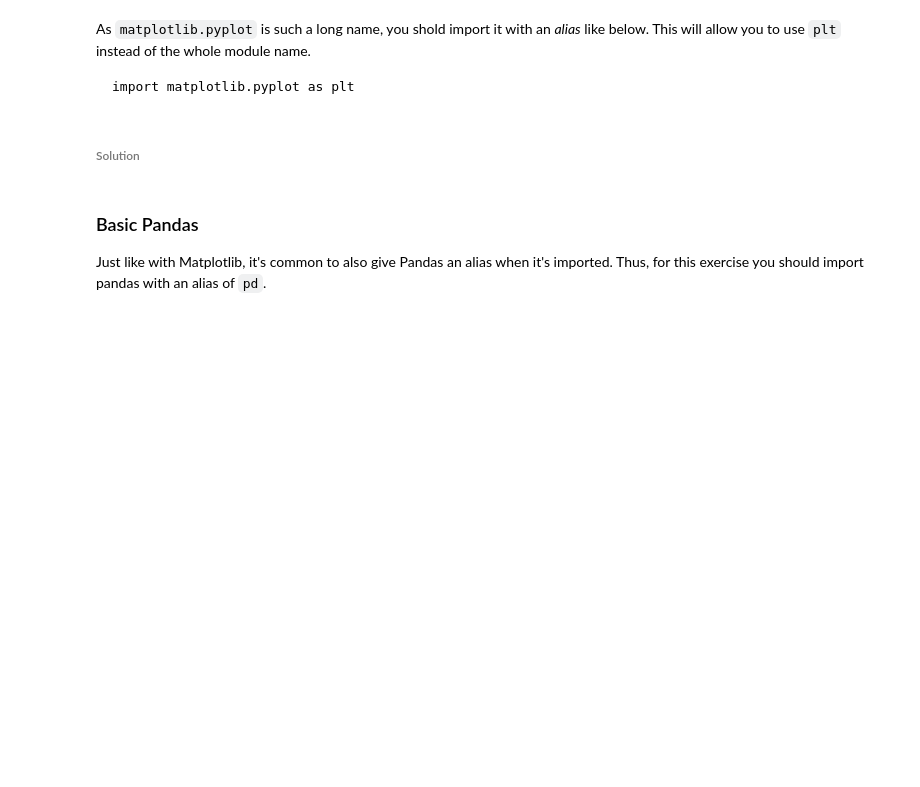
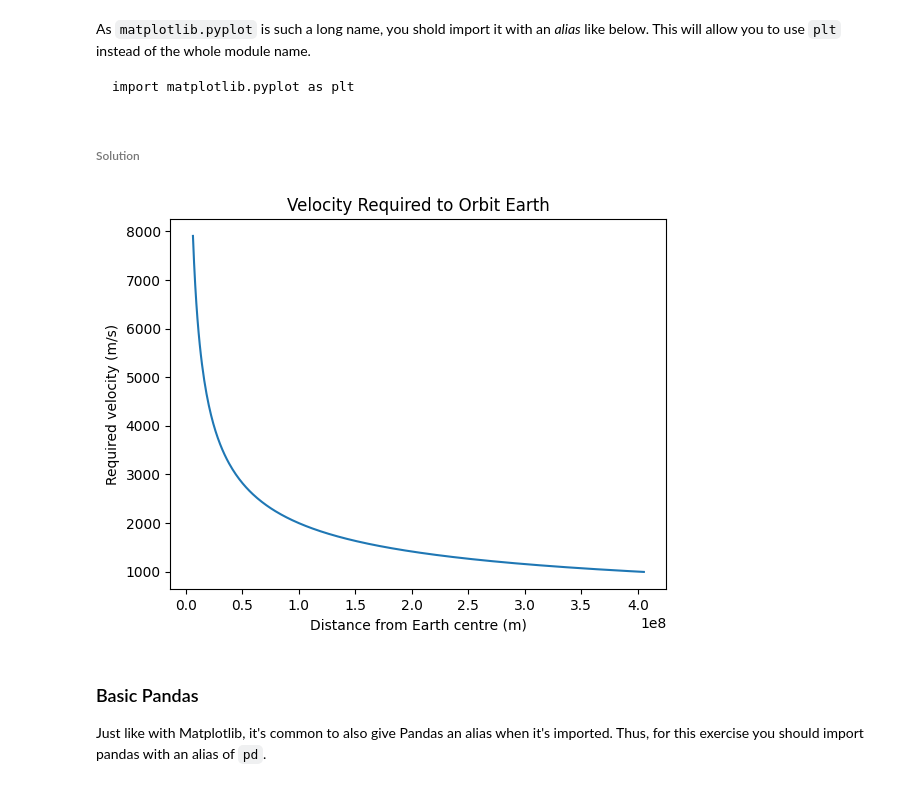
Before and after one commit to HriddhiDoley/La-Trobe---Python-, a Jupyter notebook: Lab_5_1_Using_Modules.ipynb, the cells around one changed output. Cells and saved outputs as stored; diff of their text form; code cells hidden in the pictures; blank space fills up the shorter version.

```diff
--- a/Lab_5_1_Using_Modules.ipynb
+++ b/Lab_5_1_Using_Modules.ipynb
@@ -20,6 +20,8 @@ In the next cell, define a function called `orbital_velocity` which takes the di
 
 _Hint: You'll need to use a function from the math module._
 # %%
+import math
+
 G = 6.67430e-11
 EARTH_MASS = 5.972e24
 EARTH_RADIUS = 6378000
@@ -27,7 +29,7 @@ MOON_DISTANCE = 406000000
 
 # Write your solution here
 def orbital_velocity(d):
-  v= (g*m/r)**0.5
+  v= math.sqrt(G*EARTH_MASS/d)
   return v
 
 
@@ -211,15 +232,27 @@ for distance in distances:
 # %% [markdown]
 ###### Solution
 # %%
+# By heart it
 import matplotlib.pyplot as plt
+
+# A range of distances in 1000km increments.
+distances = range(EARTH_RADIUS, MOON_DISTANCE, 1000000)
+
+
+# Calculate the velocity for each distance
+velocities = []
+for distance in distances:
+    velocities.append(orbital_velocity(distance))
 
 fig, ax = plt.subplots()
 ax.plot(distances, velocities)
 
 ax.set_title('Velocity Required to Orbit Earth')
 ax.set_xlabel('Distance from Earth centre (m)')
 ax.set_ylabel('Required velocity (m/s)')
 plt.show()
+# %% [output]
+[figure, added]
 # %% [markdown]
 ### Basic Pandas
 Just like with Matplotlib, it's common to also give Pandas an alias when it's imported. Thus, for this exercise you should import pandas with an alias of `pd`.
```
Also changed, not shown: parts of 3 cells of this notebook.
